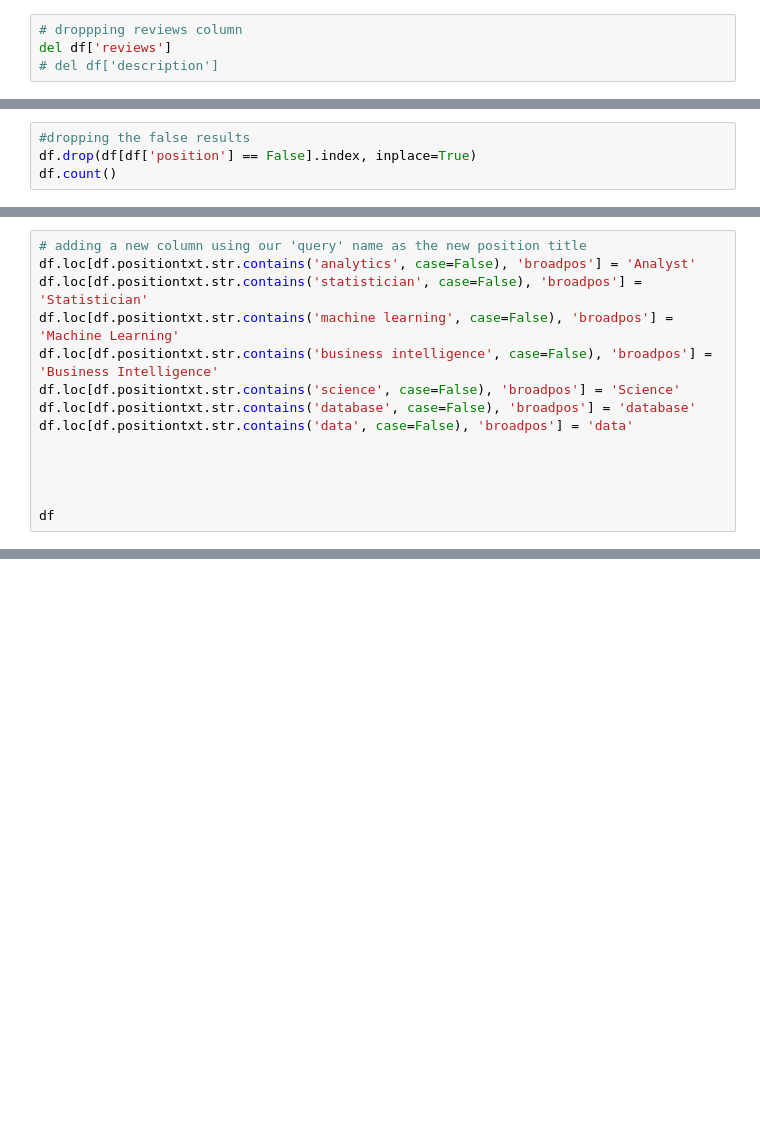
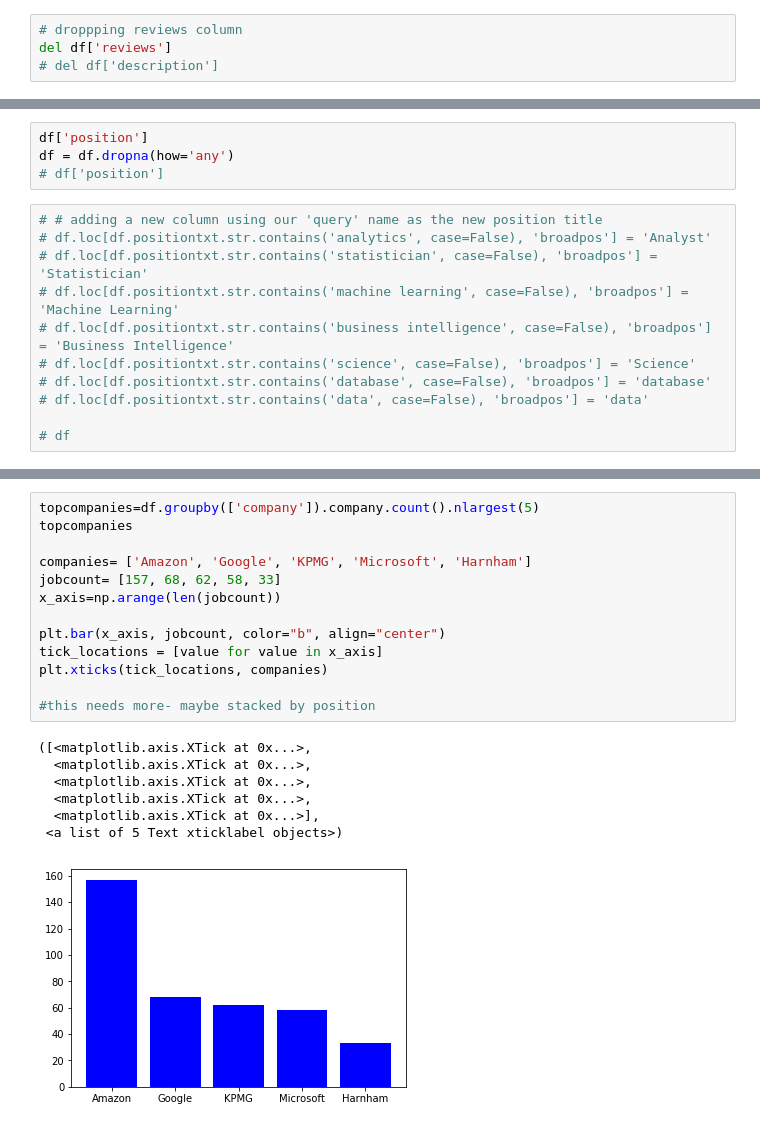
Before and after one commit to hopandskip/Data_Science_Job_Market, a Jupyter notebook: kaggledataset.ipynb, the cells around one changed output, grey strips where cells are left out. Cells and saved outputs as stored; diff of their text form; blank space fills up the shorter version.

```diff
--- a/kaggledataset.ipynb
+++ b/kaggledataset.ipynb
@@ -48,4 +32,0 @@ dtype: int64
-# %%
-#dropping the false results
-df.drop(df[df['position'] == False].index, inplace=True)
-df.count()
@@ -59,14 +33,15 @@ dtype: int64
+# %%
+df['position']
+df = df.dropna(how='any')
+# df['position']
 # %%
-# adding a new column using our 'query' name as the new position title
-df.loc[df.positiontxt.str.contains('analytics', case=False), 'broadpos'] = 'Analyst'
-df.loc[df.positiontxt.str.contains('statistician', case=False), 'broadpos'] = 'Statistician'
-df.loc[df.positiontxt.str.contains('machine learning', case=False), 'broadpos'] = 'Machine Learning'
-df.loc[df.positiontxt.str.contains('business intelligence', case=False), 'broadpos'] = 'Business Intelligence'
-df.loc[df.positiontxt.str.contains('science', case=False), 'broadpos'] = 'Science'
-df.loc[df.positiontxt.str.contains('database', case=False), 'broadpos'] = 'database'
-df.loc[df.positiontxt.str.contains('data', case=False), 'broadpos'] = 'data'
+# # adding a new column using our 'query' name as the new position title
+# df.loc[df.positiontxt.str.contains('analytics', case=False), 'broadpos'] = 'Analyst'
+# df.loc[df.positiontxt.str.contains('statistician', case=False), 'broadpos'] = 'Statistician'
+# df.loc[df.positiontxt.str.contains('machine learning', case=False), 'broadpos'] = 'Machine Learning'
+# df.loc[df.positiontxt.str.contains('business intelligence', case=False), 'broadpos'] = 'Business Intelligence'
+# df.loc[df.positiontxt.str.contains('science', case=False), 'broadpos'] = 'Science'
+# df.loc[df.positiontxt.str.contains('database', case=False), 'broadpos'] = 'database'
+# df.loc[df.positiontxt.str.contains('data', case=False), 'broadpos'] = 'data'
 
-
-
-
-df
+# df
@@ -96,0 +113,21 @@ df
+# %%
+topcompanies=df.groupby(['company']).company.count().nlargest(5)
+topcompanies
+
+companies= ['Amazon', 'Google', 'KPMG', 'Microsoft', 'Harnham']
+jobcount= [157, 68, 62, 58, 33]
+x_axis=np.arange(len(jobcount))
+
+plt.bar(x_axis, jobcount, color="b", align="center")
+tick_locations = [value for value in x_axis]
+plt.xticks(tick_locations, companies)
+
+#this needs more- maybe stacked by position
+# %% [output]
+([<matplotlib.axis.XTick at 0x...>,
+  <matplotlib.axis.XTick at 0x...>,
+  <matplotlib.axis.XTick at 0x...>,
+  <matplotlib.axis.XTick at 0x...>,
+  <matplotlib.axis.XTick at 0x...>],
+ <a list of 5 Text xticklabel objects>)
+[figure, added]
```
Also changed, not shown: parts of 10 cells of this notebook, 2 other files.
